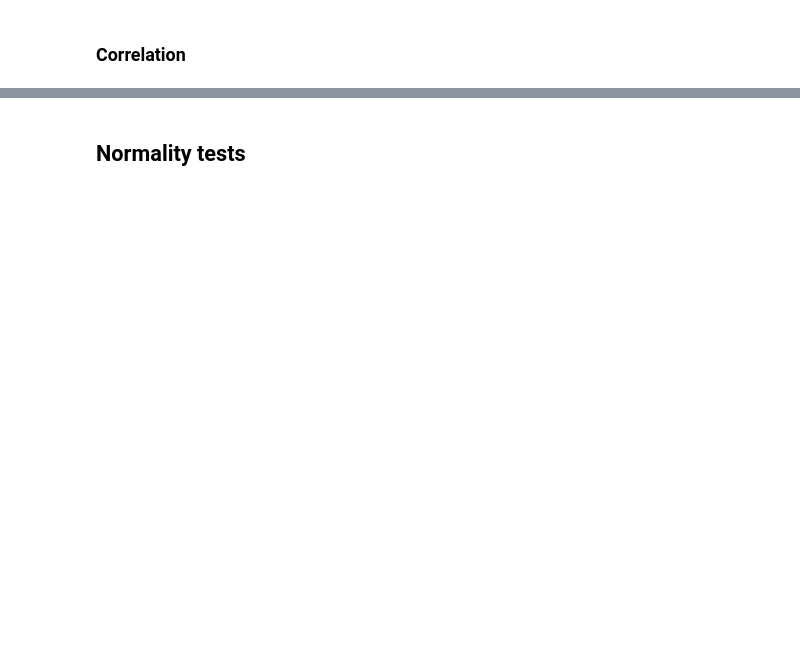
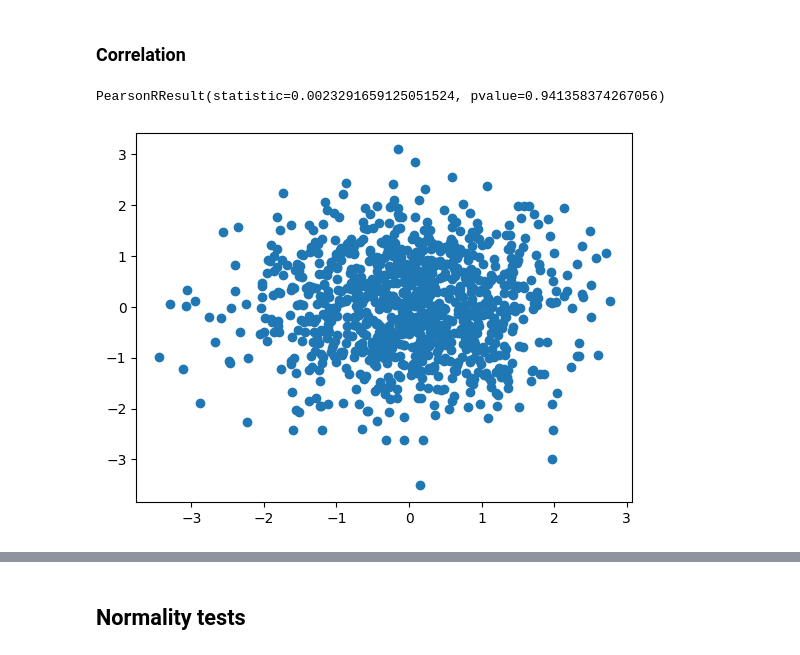
Before and after one commit to vigji/python-cimec-2023, a Jupyter notebook: lectures/Lecture3.2_Statistics-Machine-learning.ipynb, the cells around one changed output, grey strips where cells are left out. Saved outputs shown, nothing was run; the diff lists cells and outputs as text; code cells hidden in the pictures; blank space fills up the shorter version.

```diff
--- a/lectures/Lecture3.2_Statistics-Machine-learning.ipynb
+++ b/lectures/Lecture3.2_Statistics-Machine-learning.ipynb
@@ -85,6 +115,12 @@ stats.kstest(data_norm, 'norm')
 # %% [markdown]
 ### Correlation
 # %%
+from matplotlib import pyplot as plt
 data = np.random.normal(0, 1, 1000)
 data2 = np.random.normal(0, 1, 1000)
+
+plt.scatter(data, data2)
 stats.pearsonr(data, data2)
+# %% [output]
+PearsonRResult(statistic=0.0023291659125051524, pvalue=0.941358374267056)
+[figure, added]
```
Also changed, not shown: parts of 53 cells of this notebook, 1 other file.
